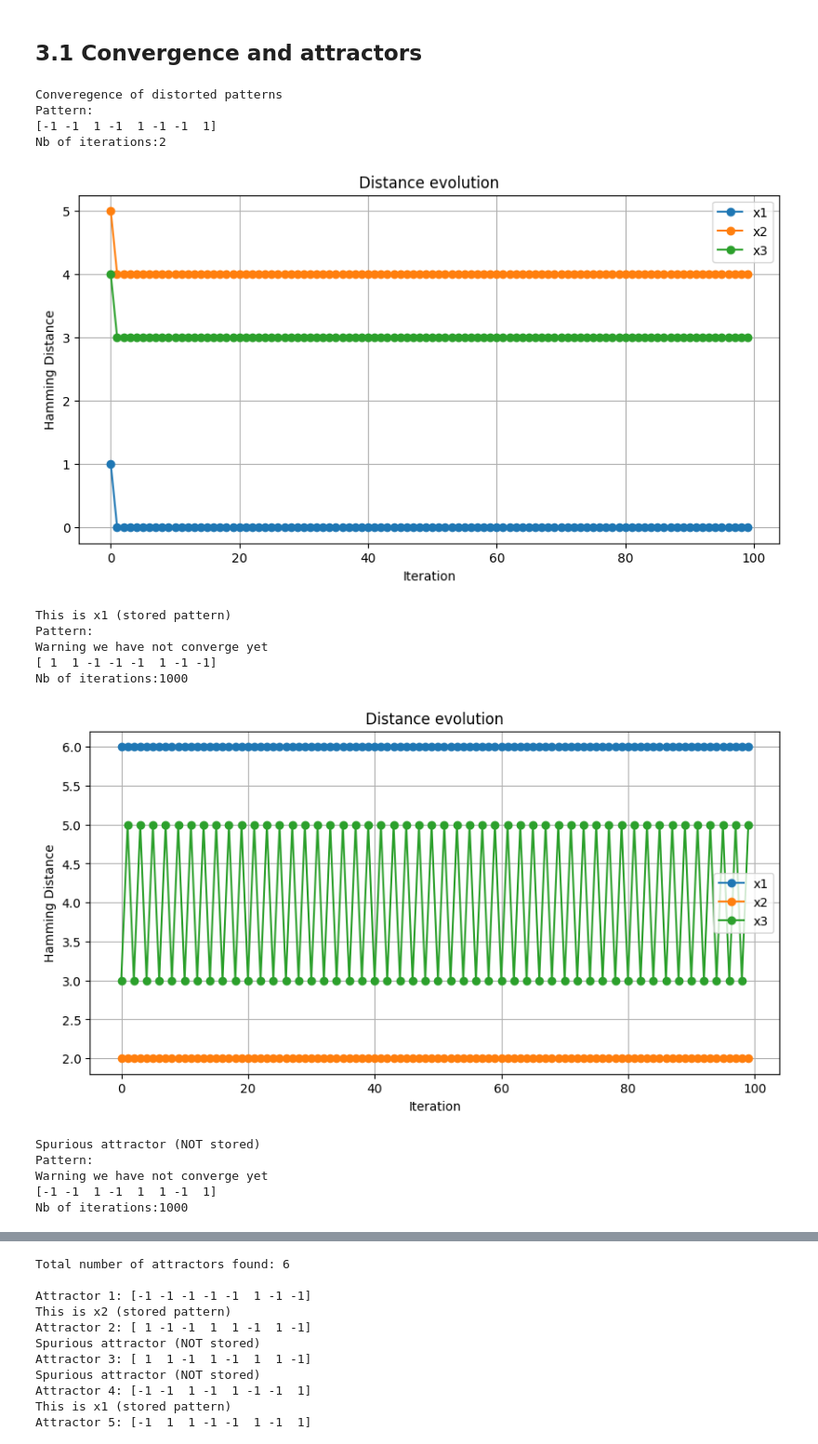
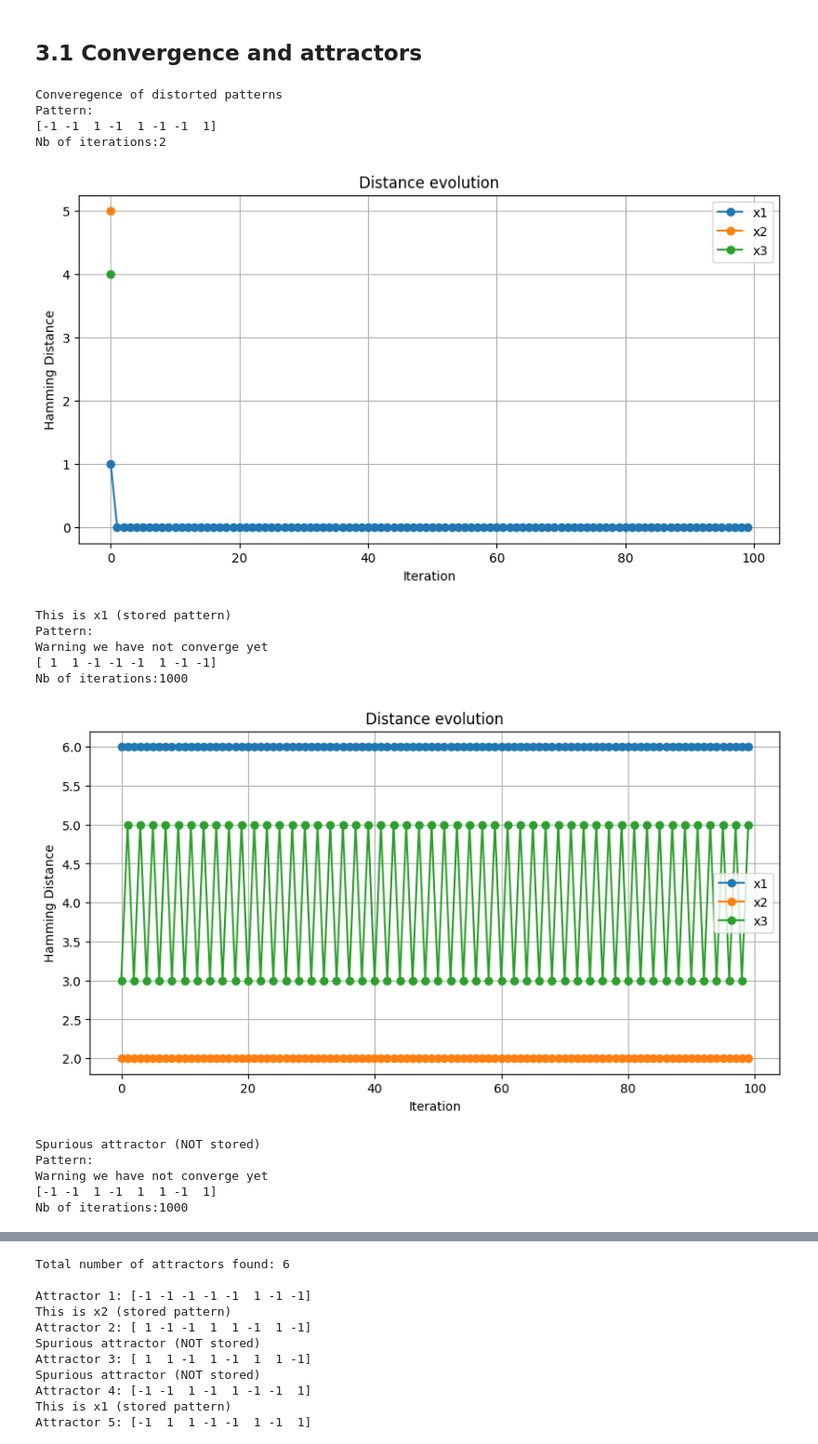
Before and after one commit to hanaeBM/Ann_Lab3, a Jupyter notebook: notebook_lab3.ipynb, the cells around one changed output, grey strips where cells are left out. Shown at 93% size. Saved outputs shown, nothing was run; the diff lists cells and outputs as text; code cells hidden in the pictures.

```diff
--- a/notebook_lab3.ipynb
+++ b/notebook_lab3.ipynb
@@ -62,21 +62,25 @@ import matplotlib.pyplot as plt
 
 # distance hamming
 
-def plot_hamming_with_cycle_detection(W, x_init, target_patterns, max_iter=100):
+def plot_hamming(W, x_init, target_patterns, max_iter=100):
     current = x_init.copy()
 
     distances = {f'x{i+1}': [] for i in range(len(target_patterns))}
     history = [current.copy()]
+    iter=0
 
-    for iteration in range(max_iter):
+    while (iter<max_iter):
         for i, target in enumerate(target_patterns):
             dist = np.sum(current != target)
             distances[f'x{i+1}'].append(dist)
+            if dist==0:
+                break
 
         new_x = update_patt(W, current)
 
         history.append(new_x.copy())
         current = new_x
+        iter+=1
 
     # Plot
     plt.figure(figsize=(10, 5))
@@ -98,7 +102,7 @@ x3d=np.array([ 1,1 ,1, -1 ,1 ,1 ,-1 ,1])
 
 Xd=(x1d,x2d,x3d)
 
-def asyn_hop(W, x,max_iter=1000):
+def sync_hop(W, x,max_iter=1000):
     current = x.copy()
     L=[]
     for iter in range(1, max_iter + 1):
@@ -106,36 +110,36 @@ def asyn_hop(W, x,max_iter=1000):
 
         if np.array_equal(new_x, current):
             return new_x, iter
 
         current = new_x
     print("Warning we have not converge yet")
     return current, max_iter
 
 
 
 # results
 print("Converegence of distorted patterns")
 
 for x in Xd:
     print("Pattern:")
-    new_x,iter=asyn_hop(W,x)
+    new_x,iter=sync_hop(W,x)
     print(new_x)
     print(f"Nb of iterations:{iter}")
-    plot_hamming_with_cycle_detection(W, x,X, max_iter=100)
+    plot_hamming(W, x,X, max_iter=100)
     if np.array_equal(new_x, x1):
         print("This is x1 (stored pattern)")
     elif np.array_equal(new_x, x2):
         print("This is x2 (stored pattern)")
     elif np.array_equal(new_x, x3):
         print("This is x3 (stored pattern) ")
     else:
         print("Spurious attractor (NOT stored)")
 # %% [output]
 Converegence of distorted patterns
 Pattern:
 [-1 -1  1 -1  1 -1 -1  1]
 Nb of iterations:2
-[figure, old version]
+[figure, new version]
 This is x1 (stored pattern)
 Pattern:
 Warning we have not converge yet
```
Also changed, not shown: parts of 10 cells of this notebook, 1 other file.
